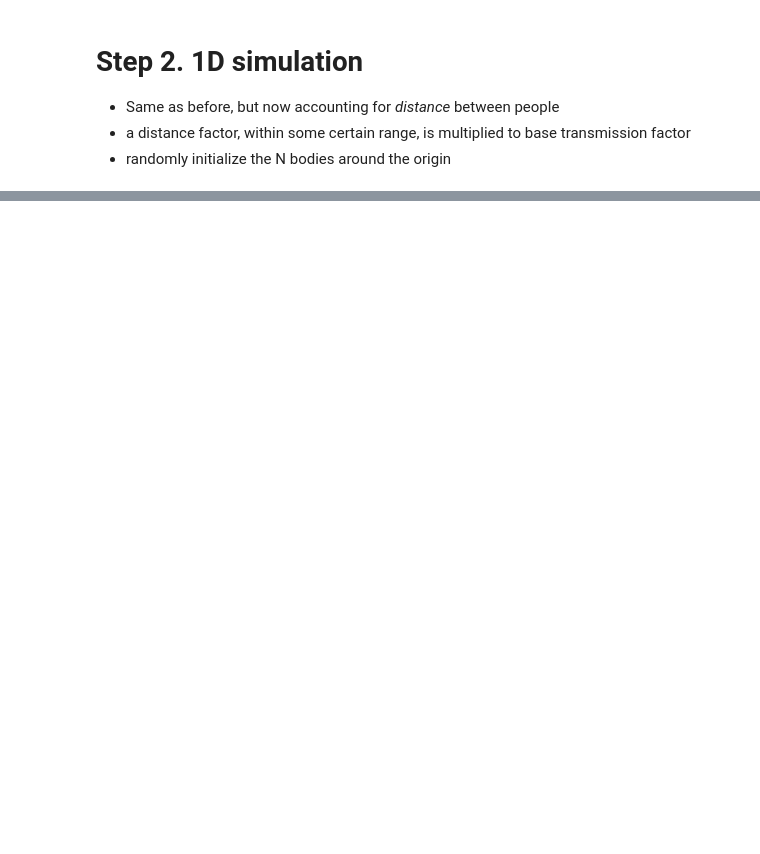
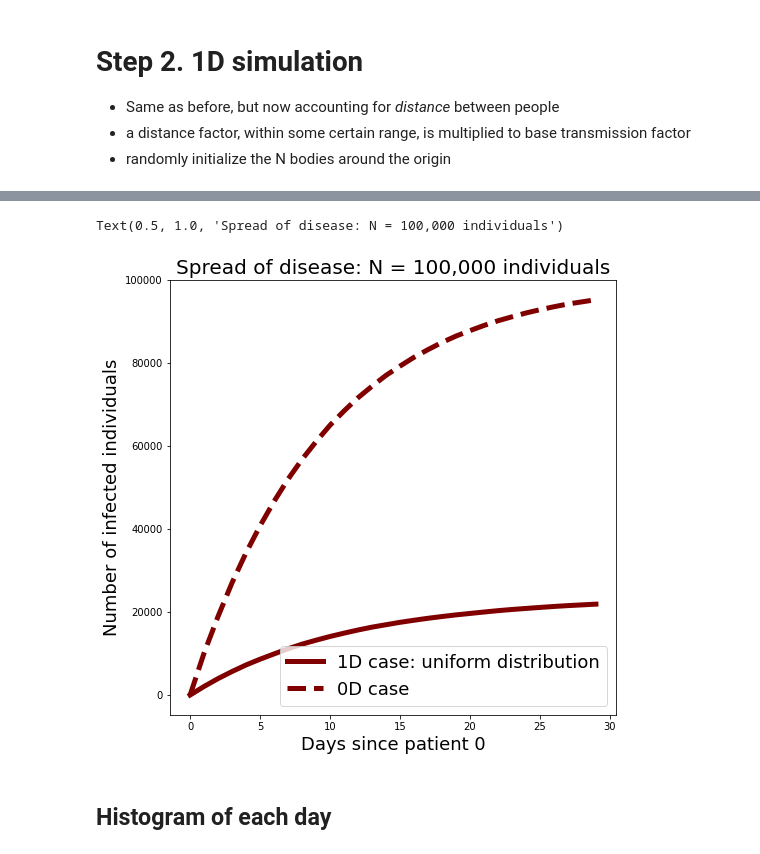
Before and after one commit to arjunsavel/covid-hacks-2020, a Jupyter notebook: Simulation_notebook.ipynb, the cells around one changed output, grey strips where cells are left out. Cells and saved outputs as stored; diff of their text form; code cells hidden in the pictures; blank space fills up the shorter version.

```diff
--- a/Simulation_notebook.ipynb
+++ b/Simulation_notebook.ipynb
@@ -134,5 +125,5 @@ pandas.core.frame.DataFrame
 # %%
-def distance_multiplier(df, row1, row2, thresh, power):
+def distance_multiplier(df, r1, r2, thresh, power):
     """
     returns a distance multiplier based on two individuals, to be smacked
     onto the transmission rate, that is always less than 1.
@@ -147,8 +138,8 @@ def distance_multiplier(df, row1, row2, thresh, power):
                             assigns a name to each object, independent of index. In
                             the infected columns, a 0 counts as infected, while a 1 is
                             healthy.
-        row1 : (int) Greater than 0. Row of the first individual in the distance calculation.
-        row2 : (int) Greater than 0. Row of the second individual in the distance calculation.
+        r1 : (float) position of first point.
+        r2 : (float) position of second point.
         thresh : (float) distance less than which infection is transmitted at the trans_rate;
                             that is, less than which this function returns a value of 1. At
                             a distance greater than this, this function returns 1/distance^power.
@@ -172,7 +163,7 @@ def distance_multiplier(df, row1, row2, thresh, power):
         """
         if type(r1) != float:
             raise AssertionError("r1 must be a float.")
-        if type(r2) != float:
+        if type(r2) != float and type(r2) != np.float64 and type(r2) != np.float32:
             raise AssertionError("r2 must be a float.")
 
         dist = abs(r1 - r2)
@@ -182,10 +173,11 @@ def distance_multiplier(df, row1, row2, thresh, power):
         raise AssertionError("wrong type for thresh.")
     if type(df) != pd.core.frame.DataFrame:
         raise AssertionError("df must be a pandas DataFrame.")
-    if type(row1) != int:
-        raise AssertionError("row1 must be an integer.")
-    if type(row2) != int:
-        raise AssertionError("row2 must be an integer.")
+    if type(r1) != float:
+        raise AssertionError("r1 must be a float.")
+
+    if type(r2) != float and type(r2) != np.float64 and type(r2) != np.float32:
+        raise AssertionError("r2 must be a float.")
     if type(power) != float and type(power) != int:
         raise AssertionError("power must be a float or integer.")
 
@@ -193,14 +185,9 @@ def distance_multiplier(df, row1, row2, thresh, power):
     # first check input values
     if thresh <= 0:
         raise AssertionError("thresh must be positive.")
-    if row1 <= 0:
-        raise AssertionError("row1 must be positive.")
-    if row2 <= 0:
-        raise AssertionError("row2 must be positive.")
     if power <= 0:
         raise AssertionError("power must be positive.")
 
-    r1, r2 = df['r'][row1], df['r'][row2]
     dist = metric_distance(r1, r2)
     if dist < thresh:
         return 1.
@@ -208,0 +281,3 @@ def distance_multiplier(df, row1, row2, thresh, power):
+# %%
+%%time
+df1D = simulate1D(100000, .1, 30, 1, 2, 3, np.random.uniform, low=-10, high=10)
@@ -208,0 +301,18 @@ def distance_multiplier(df, row1, row2, thresh, power):
+# %%
+plt.figure(figsize=(8,8))
+infections1D = np.array([df1D[col].sum() for col in df1D.columns if 'infected day' in col])
+plt.plot(np.arange(len(infections1D)), 100000 - infections1D, lw=5, color='maroon',
+         linestyle='-', label='1D case: uniform distribution')
+plt.plot(np.arange(len(infections)), 100000 - infections, lw=5, color='maroon',
+        linestyle='--', label='0D case')
+plt.xlabel('Days since patient 0', fontsize=18)
+plt.ylabel('Number of infected individuals', fontsize=18)
+plt.legend(fontsize=18)
+plt.title('Spread of disease: N = 100,000 individuals', fontsize=20)
+# plt.xscale('log')
+# plt.yscale('log')
+# %% [output]
+Text(0.5, 1.0, 'Spread of disease: N = 100,000 individuals')
+[figure, added]
+# %% [markdown]
+## Histogram of each day
```
Also changed, not shown: parts of 11 cells of this notebook.
